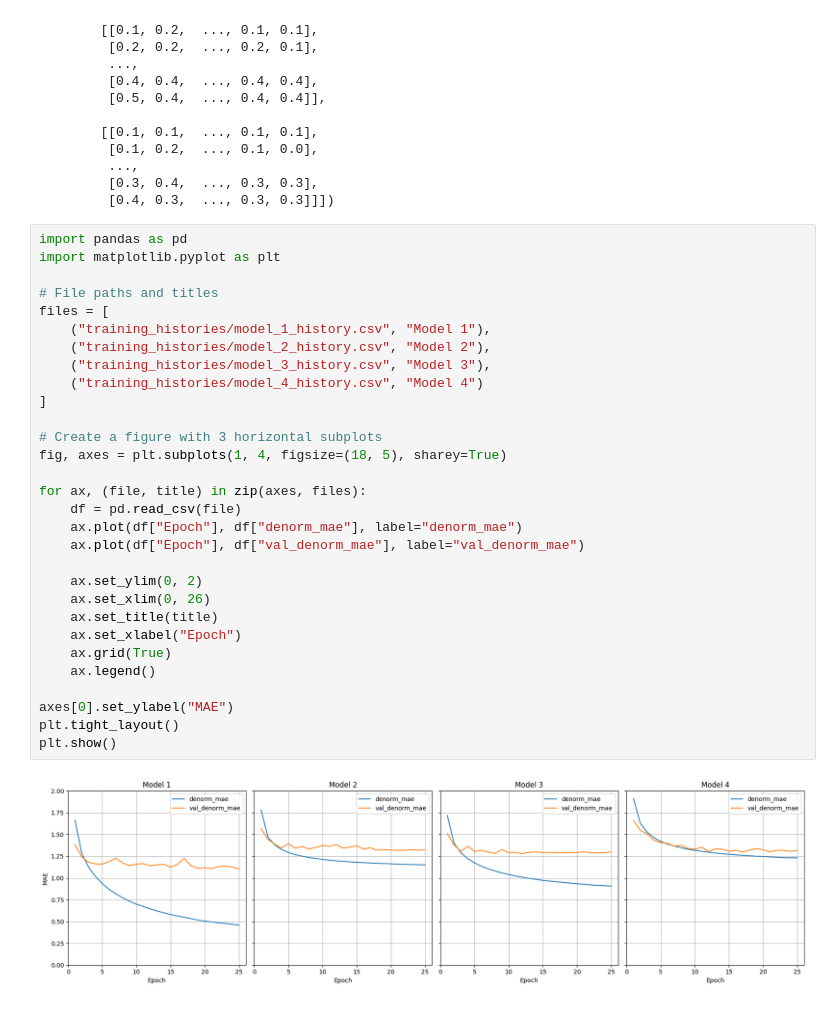
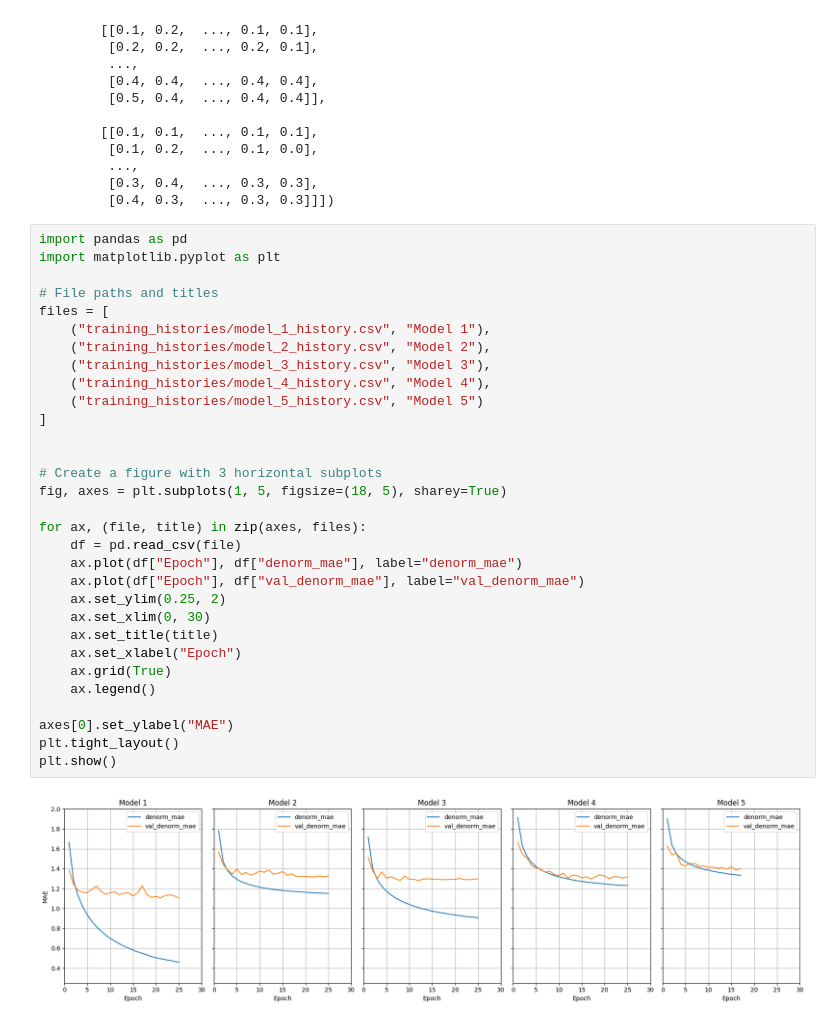
Before and after one commit to louisarts/GazeTrack-Mobile-Eye-Tracking, a Jupyter notebook: analysis.ipynb, the cells around one changed output. Cells and saved outputs as stored; diff of their text form.

Commit message:
added model 5 hstory to analytics

```diff
--- a/analysis.ipynb
+++ b/analysis.ipynb
@@ -353,32 +353,33 @@ tensor([[[0.2, 0.3,  ..., 0.3, 0.3],
 # %%
 import pandas as pd
 import matplotlib.pyplot as plt
 
 # File paths and titles
 files = [
     ("training_histories/model_1_history.csv", "Model 1"),
     ("training_histories/model_2_history.csv", "Model 2"),
     ("training_histories/model_3_history.csv", "Model 3"),
-    ("training_histories/model_4_history.csv", "Model 4")
+    ("training_histories/model_4_history.csv", "Model 4"),
+    ("training_histories/model_5_history.csv", "Model 5")
 ]
 
+
 # Create a figure with 3 horizontal subplots
-fig, axes = plt.subplots(1, 4, figsize=(18, 5), sharey=True)
+fig, axes = plt.subplots(1, 5, figsize=(18, 5), sharey=True)
 
 for ax, (file, title) in zip(axes, files):
     df = pd.read_csv(file)
     ax.plot(df["Epoch"], df["denorm_mae"], label="denorm_mae")
     ax.plot(df["Epoch"], df["val_denorm_mae"], label="val_denorm_mae")
-
-    ax.set_ylim(0, 2)
-    ax.set_xlim(0, 26)
+    ax.set_ylim(0.25, 2)
+    ax.set_xlim(0, 30)
     ax.set_title(title)
     ax.set_xlabel("Epoch")
     ax.grid(True)
     ax.legend()
 
 axes[0].set_ylabel("MAE")
 plt.tight_layout()
 plt.show()
 # %% [output]
-[figure, old version]
+[figure, new version]
```
